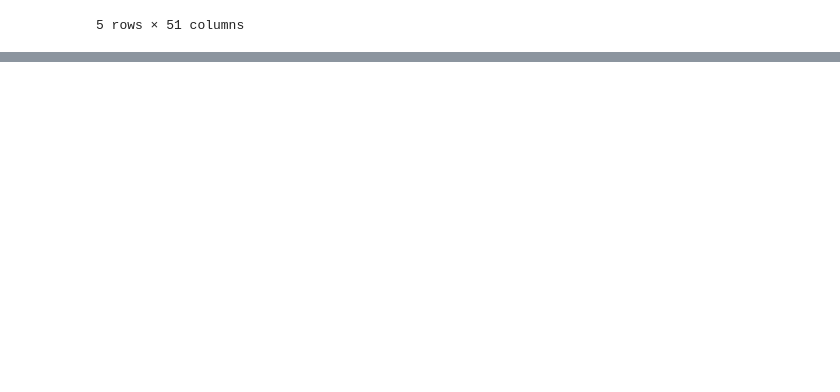
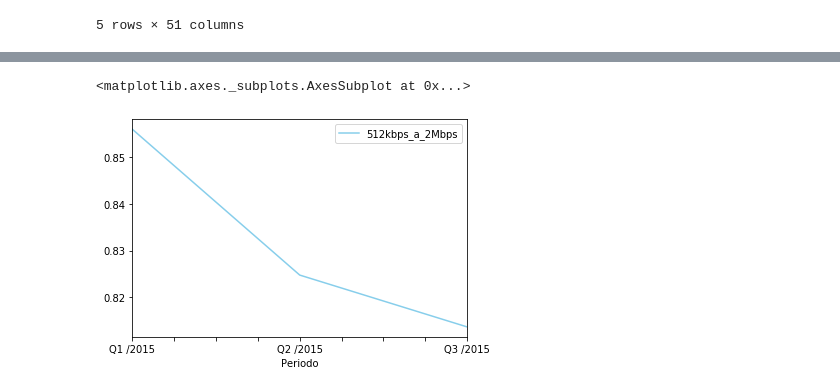
Before and after one commit to igorandradeio/growth-of-fixed-broadband, a Jupyter notebook: REGIAO_NORTE.ipynb, the cells around one changed output, grey strips where cells are left out. Cells and saved outputs as stored; diff of their text form; code cells hidden in the pictures; blank space fills up the shorter version.

```diff
--- a/REGIAO_NORTE.ipynb
+++ b/REGIAO_NORTE.ipynb
@@ -68,0 +176,5 @@ dfFinal['Periodo'] = ['Q1/2015','Q2/2015','Q3/2015']
+# %%
+dfResNrt2015Spd2 = pd.DataFrame()
+dfResNrt2015Spd2['Q1 /2015'] = [resNrt2['2015_01'].mean(), resNrt2['2015_02'].mean(), resNrt2['2015_03'].mean(), resNrt2['2015_04'].mean()]
+dfResNrt2015Spd2['Q2 /2015'] = [resNrt2['2015_05'].mean(), resNrt2['2015_06'].mean(), resNrt2['2015_07'].mean(), resNrt2['2015_08'].mean()]
+dfResNrt2015Spd2['Q3 /2015'] = [resNrt2['2015_09'].mean(), resNrt2['2015_10'].mean(), resNrt2['2015_11'].mean(), resNrt2['2015_12'].mean()]
@@ -75,0 +208,4 @@ dfFinal.plot()
+# %%
+dfFinal2 = pd.DataFrame()
+dfFinal2['Periodo'] = ['Q1 /2015','Q2 /2015','Q3 /2015']
+dfFinal2['512kbps_a_2Mbps'] = [dfResNrt2015Spd2['Q1 /2015'].mean(), dfResNrt2015Spd2['Q2 /2015'].mean(), dfResNrt2015Spd2['Q3 /2015'].mean()]
@@ -75,0 +229,5 @@ dfFinal.plot()
+# %%
+dfFinal2.plot(color = 'skyblue', x = 'Periodo')
+# %% [output]
+<matplotlib.axes._subplots.AxesSubplot at 0x...>
+[figure, added]
```
Also changed, not shown: parts of 41 cells of this notebook.
